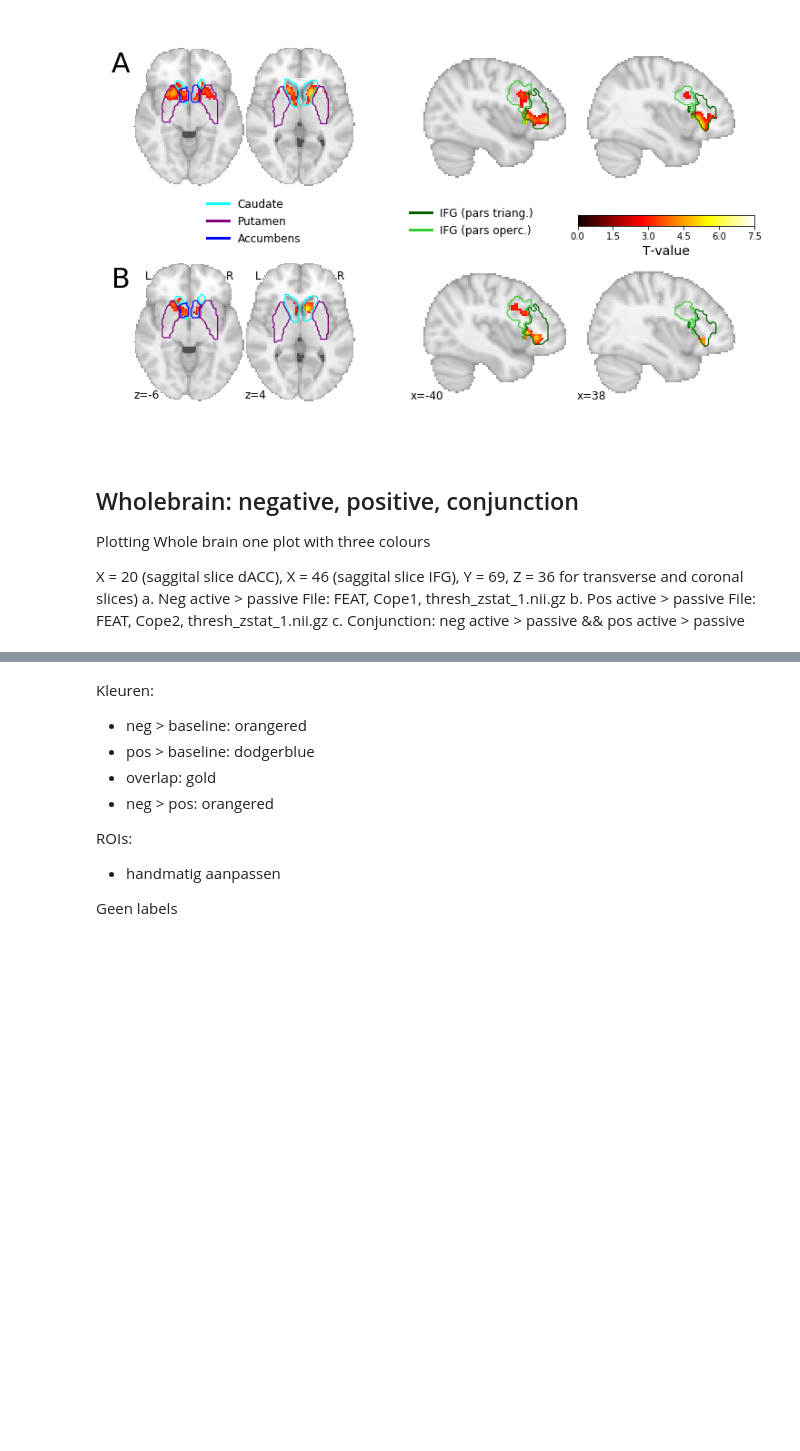
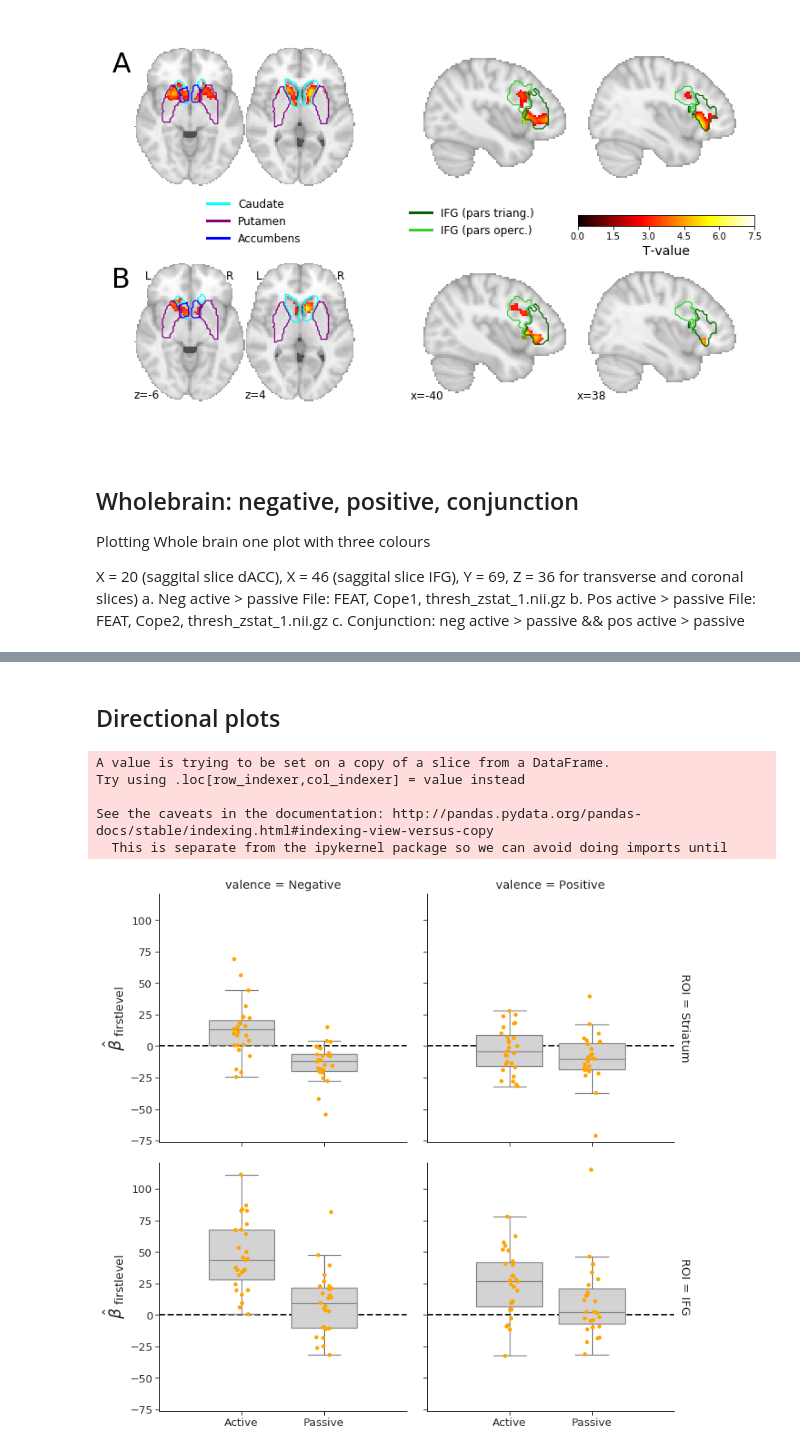
Before and after one commit to lukassnoek/MorbidCuriosityFMRI, a Jupyter notebook: code/plotting/plot_notebook.ipynb, the cells around one changed output, grey strips where cells are left out. Drawn from its saved outputs; the diff is of its cells as text; code cells hidden in the pictures; blank space fills up the shorter version.

```diff
--- a/code/plotting/plot_notebook.ipynb
+++ b/code/plotting/plot_notebook.ipynb
@@ -301,11 +338,53 @@ display.close()
-# %% [markdown]
-Kleuren:
-* neg > baseline: orangered
-* pos > baseline: dodgerblue
-* overlap: gold
-* neg > pos: orangered
-
-ROIs:
-* handmatig aanpassen
-
-Geen labels
+# %% [markdown]
+## Directional plots
+# %%
+fl_results = dict(sub=[], valence=[], condition=[], nifti_file=[], ROI=[], beta=[])
+neg_files = sorted(glob('../../data/bids/derivatives/firstlevel/sub*/reg_standard/stats/cope1.nii.gz'))
+pos_files = sorted(glob('../../data/bids/derivatives/firstlevel/sub*/reg_standard/stats/cope2.nii.gz'))
+
+for i, files in enumerate([neg_files, pos_files]):
+    valence = 'Negative' if i == 0 else 'Positive'
+    for ii, stat_file in tqdm_notebook(enumerate(files)):
+        sub = stat_file.split('/')[-4].split('.')[0]
+        condition = 'Active' if ii < 27 else 'Passive'
+
+        for atlas in ['subc', 'cort']:
+            for iii, roi in enumerate(roi_info[atlas]['masks']['func']):
+                mask = roi.get_data() > 0
+                maskname = roi_info[atlas]['rois']['func'][iii]
+                img = nib.load(stat_file).get_data()
+                mean_beta = img[mask].mean()
+
+                fl_results['sub'].append(sub)
+                fl_results['valence'].append(valence)
+                fl_results['condition'].append(condition)
+                fl_results['nifti_file'].append(stat_file)
+                fl_results['ROI'].append(maskname)
+                fl_results['beta'].append(mean_beta)
+# %%
+df = pd.DataFrame(fl_results)
+dffunc = df.loc[df.ROI.str.contains('desc_negpos'), :]
+dffunc['ROI'] = [s.split('_')[-2] for s in dffunc['ROI']]
+
+bx_kwargs = dict(
+    fliersize=0,
+    saturation=1,
+    color='lightgray'
+)
+sns.set(font_scale=1.5, context='paper', style='ticks')
+
+g = sns.FacetGrid(dffunc, col='valence', row='ROI', aspect=1, height=5, margin_titles=True,)
+g.map(plt.axhline, y=0, ls='--', c='k', lw=2, zorder=-1)
+g.map(sns.boxplot, 'condition', 'beta', **bx_kwargs);
+g.map(sns.stripplot, 'condition', 'beta', color='orange')
+g.set(xlim=(-1, 2), ylim=(-76, 121), xlabel='')
+g.axes[0,0].set_ylabel(r'$\hat{\beta}_{\mathrm{\ firstlevel}}$', fontsize=20)
+g.axes[1,0].set_ylabel(r'$\hat{\beta}_{\mathrm{\ firstlevel}}$', fontsize=20)
+plt.savefig('../figures/figure3.png', dpi=200)
+# %% [output]
+A value is trying to be set on a copy of a slice from a DataFrame.
+Try using .loc[row_indexer,col_indexer] = value instead
+
+See the caveats in the documentation: http://pandas.pydata.org/pandas-docs/stable/indexing.html#indexing-view-versus-copy
+  This is separate from the ipykernel package so we can avoid doing imports until
+[figure, added]
```
Also changed, not shown: parts of 5 cells of this notebook.
